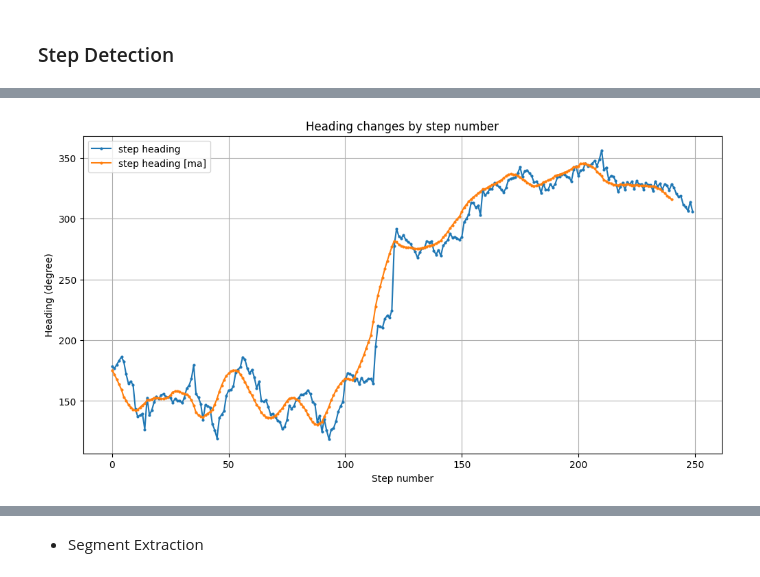
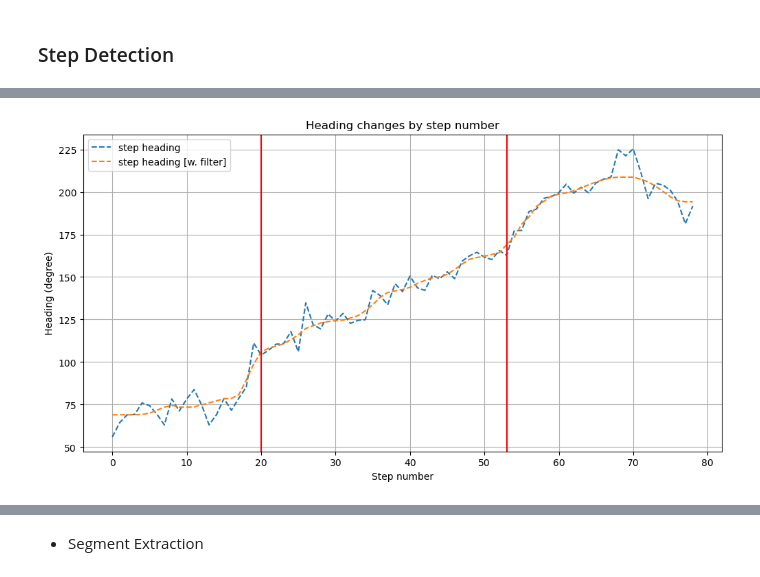
Before and after one commit to hungnd11/my-thesis, a Jupyter notebook: code/notebooks/piloc.ipynb, the cells around one changed output, grey strips where cells are left out. Drawn from its saved outputs; the diff is of its cells as text; code cells hidden in the pictures.

```diff
--- a/code/notebooks/piloc.ipynb
+++ b/code/notebooks/piloc.ipynb
@@ -171,8 +177,20 @@ def compute_random_stride_length(size: int,
   noise = np.random.normal(loc=0, scale=noise_pct, size=size)
   stride_length = np.random.uniform(low=sl_low, high=sl_high, size=size)
   return stride_length * (1 + noise)
+# %%
+def create_sensor_df(path_datas) -> pd.DataFrame:
+  magn_df = pd.DataFrame(path_datas.magn, columns=["ts", "magn_x", "magn_y", "magn_z"])
+  acce_df = pd.DataFrame(path_datas.acce, columns=["ts", "acce_x", "acce_y", "acce_z"])
+  sensor_df = pd.merge(acce_df, magn_df, how="outer")
+  sensor_df.dropna(inplace=True)
+  sensor_df.ffill(inplace=True)
+  sensor_df["ts"] = sensor_df["ts"].astype(np.int64)
+  sensor_df.sort_values("ts", ascending=True, inplace=True)
+  return sensor_df
 # %%
-acce, heading = estimate_acceleration_heading(path_datas.acce, path_datas.magn)
+sensor_df = create_sensor_df(path_datas)
+acce, heading = estimate_acceleration_heading(acce=sensor_df[["ts", "acce_x", "acce_y", "acce_z"]].values,
+                                              magn=sensor_df[["ts", "magn_x", "magn_y", "magn_z"]].values)
 acce_magnitudes = np.linalg.norm(acce, axis=1)
 
 acce_mean = compute_mean(acce_magnitudes, window_size=5)
@@ -211,4 +221,11 @@ step_headings[:, 1] = np.radians(step_headings[:, 1])
 # %%
+sensor_timestamps = sensor_df["ts"].values
+heading_with_timestamps = np.vstack((sensor_timestamps, heading)).T
+step_timestamps = sensor_timestamps[step_flags]
+step_headings = compute_step_heading(step_timestamps, heading_with_timestamps)
+step_headings[:, 1] = np.radians(step_headings[:, 1])
 stride_lengths = np.zeros((len(step_timestamps), 2), dtype=np.float64)
 stride_lengths[:, 0] = step_timestamps
 stride_lengths[:, 1] = compute_random_stride_length(len(step_timestamps))
+rel_positions = compute_rel_positions(stride_lengths, step_headings)
+step_locations = correct_positions(rel_positions, path_datas.waypoint)
@@ -238,21 +253,23 @@ plt.show()
 # %%
 def moving_average(x: np.ndarray, w: int) -> np.ndarray:
   return np.convolve(x, np.ones(w), 'valid') / w
+# %%
+turn_point_mask = detect_turn_points(filter_headings(step_headings[:, 1]))
 # %%
 fig, ax = plt.subplots(1, 1, figsize=(12, 6))
 
-step_heading_degrees = np.degrees(step_headings[:, 1])
-step_heading_degrees_ma = moving_average(step_heading_degrees, w=10)
+ax.plot(np.degrees(step_headings[:, 1]), label="step heading", ls="--")
+ax.plot(np.degrees(filter_headings(step_headings[:, 1])), label="step heading [w. filter]", ls="--")
 
-ax.plot(step_heading_degrees, marker="o", markersize=2, label="step heading")
-ax.plot(step_heading_degrees_ma, marker="o", markersize=2, label="step heading [ma]")
+for x in np.where(turn_point_mask)[0]:
+  ax.axvline(x=x, color="red")
 
 ax.set_xlabel("Step number")
 ax.set_ylabel("Heading (degree)")
 ax.set_title("Heading changes by step number")
 ax.grid()
 ax.legend()
 
 plt.show()
 # %% [output]
-[figure, old version]
+[figure, new version]
```
Also changed, not shown: parts of 34 cells of this notebook, 5 other files.
